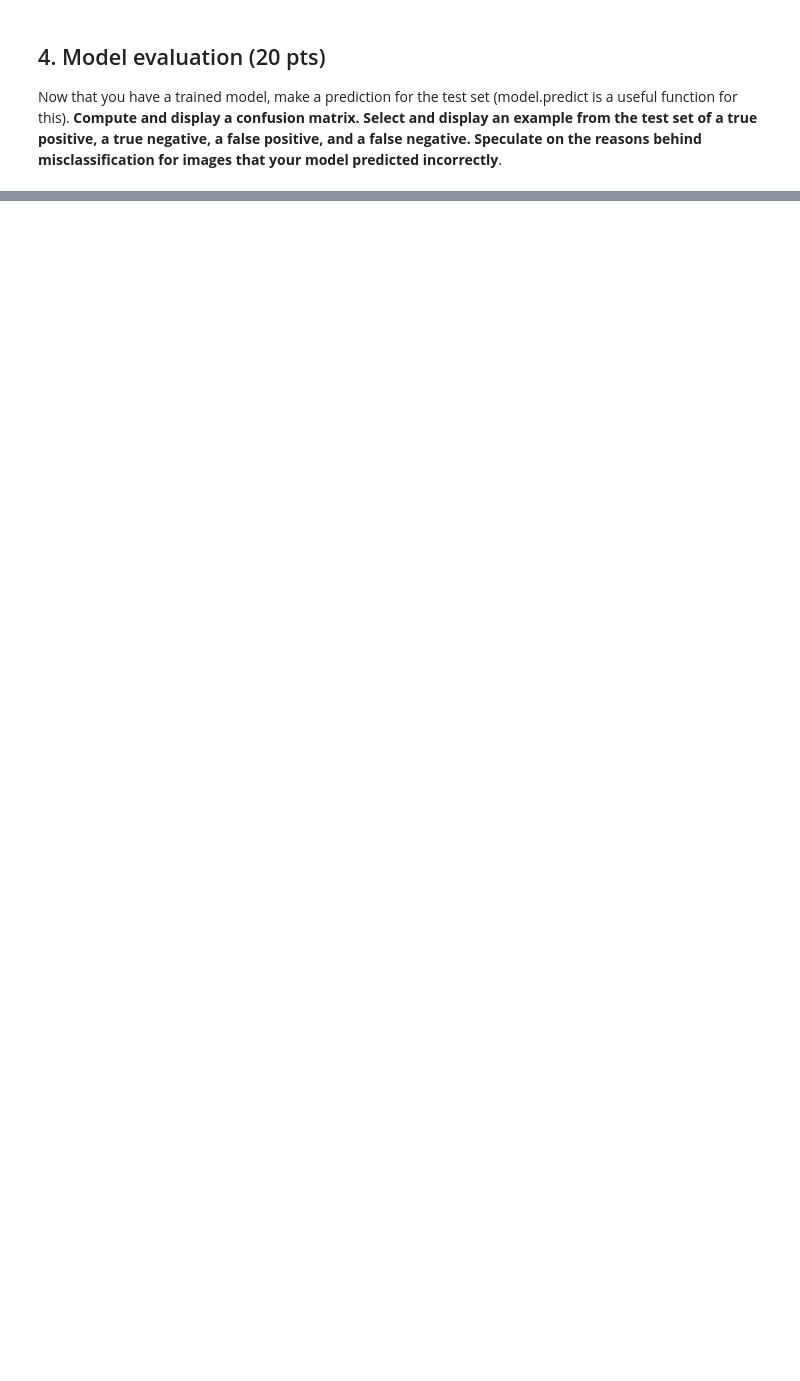
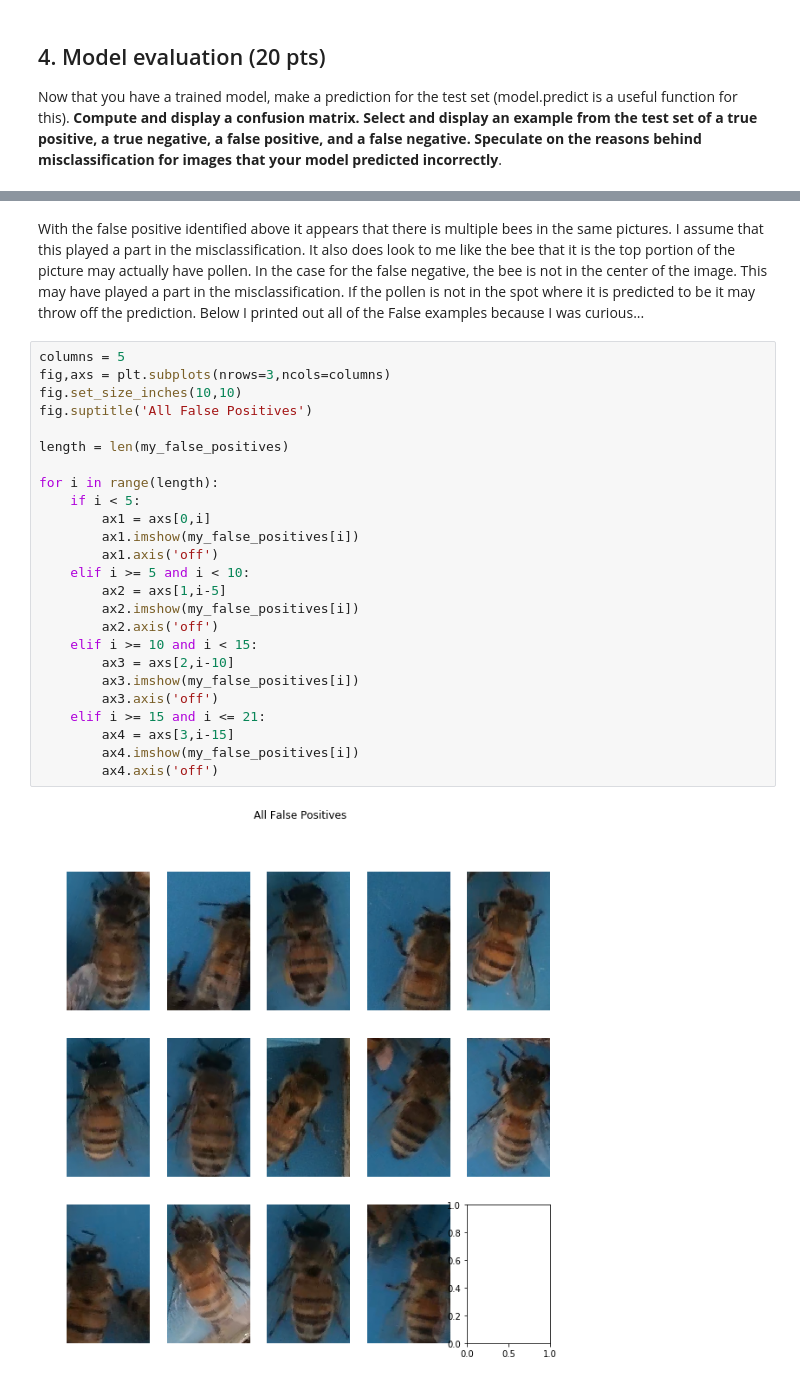
Before and after one commit to UMT-CS447-547-Fall-2018/Homework_6, a Jupyter notebook: Homework_6.ipynb, the cells around one changed output, grey strips where cells are left out. Drawn from its saved outputs; the diff is of its cells as text; blank space fills up the shorter version.

```diff
--- a/Homework_6.ipynb
+++ b/Homework_6.ipynb
@@ -185,0 +263,29 @@ Now that you have a trained model, make a prediction for the test set (model.pre
+# %% [markdown]
+With the false positive identified above it appears that there is multiple bees in the same pictures. I assume that this played a part in the misclassification. It also does look to me like the bee that it is the top portion of the picture may actually have pollen. In the case for the false negative, the bee is not in the center of the image. This may have played a part in the misclassification. If the pollen is not in the spot where it is predicted to be it may throw off the prediction. Below I printed out all of the False examples because I was curious...
+# %%
+columns = 5
+fig,axs = plt.subplots(nrows=3,ncols=columns)
+fig.set_size_inches(10,10)
+fig.suptitle('All False Positives')
+
+length = len(my_false_positives)
+
+for i in range(length):
+    if i < 5:
+        ax1 = axs[0,i]
+        ax1.imshow(my_false_positives[i])
+        ax1.axis('off')
+    elif i >= 5 and i < 10:
+        ax2 = axs[1,i-5]
+        ax2.imshow(my_false_positives[i])
+        ax2.axis('off')
+    elif i >= 10 and i < 15:
+        ax3 = axs[2,i-10]
+        ax3.imshow(my_false_positives[i])
+        ax3.axis('off')
+    elif i >= 15 and i <= 21:
+        ax4 = axs[3,i-15]
+        ax4.imshow(my_false_positives[i])
+        ax4.axis('off')
+# %% [output]
+[figure, added]
```
Also changed, not shown: parts of 8 cells of this notebook.
